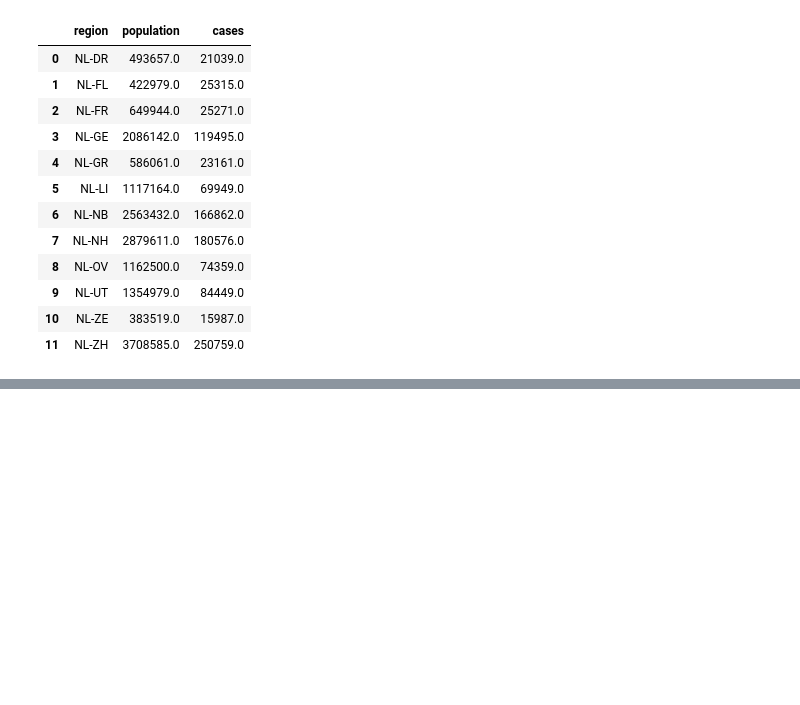
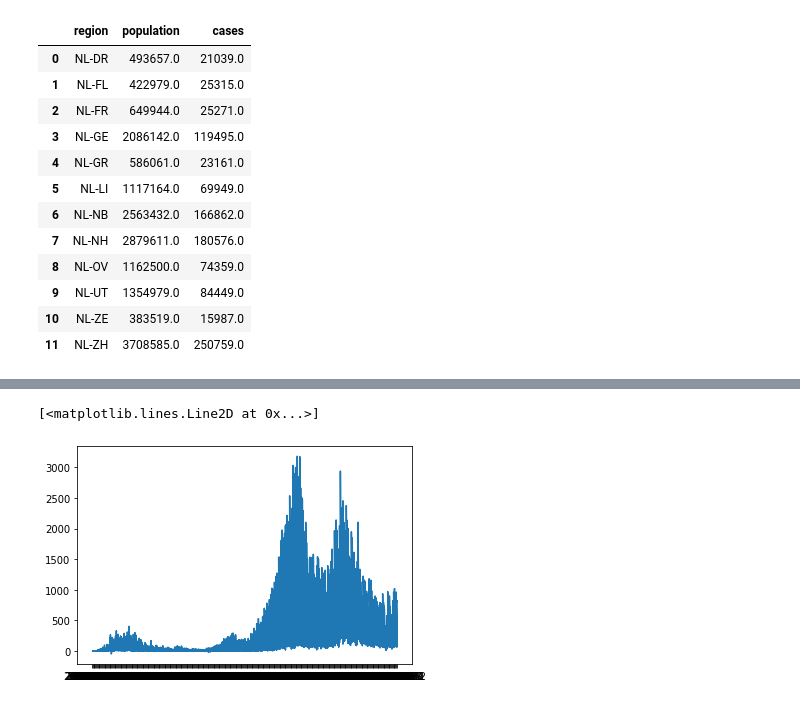
Before and after one commit to Javh2138/fyp2021p02g16, a Jupyter notebook: Notebooks/Fyp2021p02g16.ipynb, the cells around one changed output, grey strips where cells are left out. Cells and saved outputs as stored; diff of their text form; code cells hidden in the pictures; blank space fills up the shorter version.

```diff
--- a/Notebooks/Fyp2021p02g16.ipynb
+++ b/Notebooks/Fyp2021p02g16.ipynb
@@ -195,0 +185,5 @@ nl_map
+# %%
+plt.plot(nl_covid['date'],nl_covid['confirmed_addition'],linestyle='solid')
+# %% [output]
+[<matplotlib.lines.Line2D at 0x...>]
+[figure, added]
```
Also changed, not shown: parts of 3 cells of this notebook.
